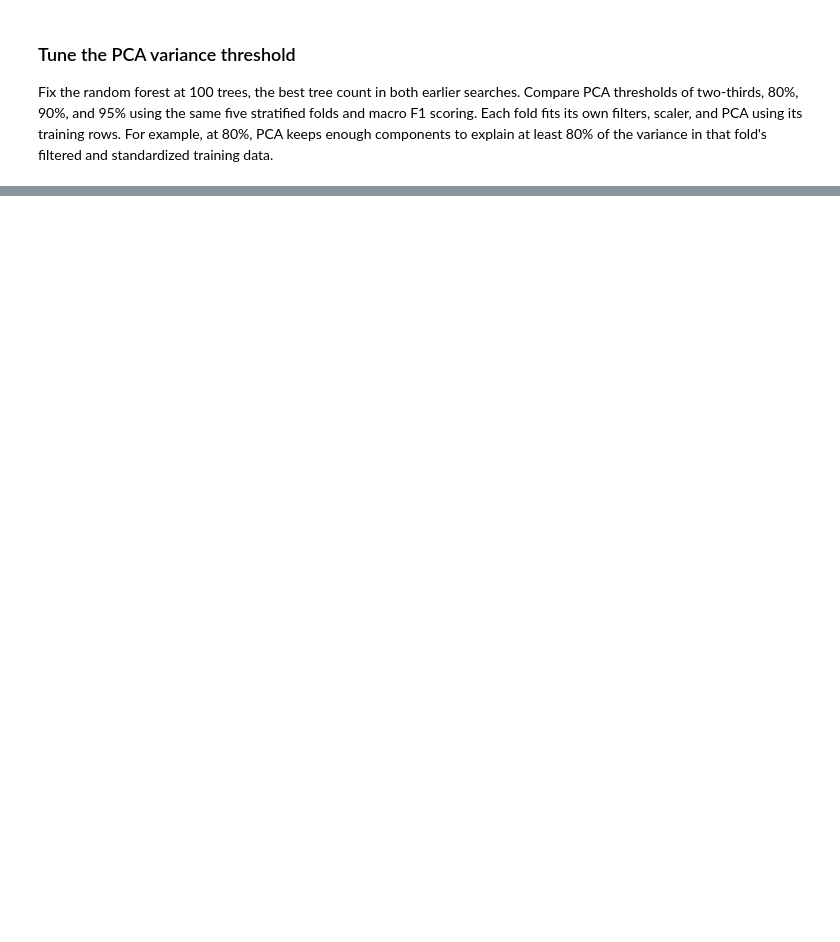
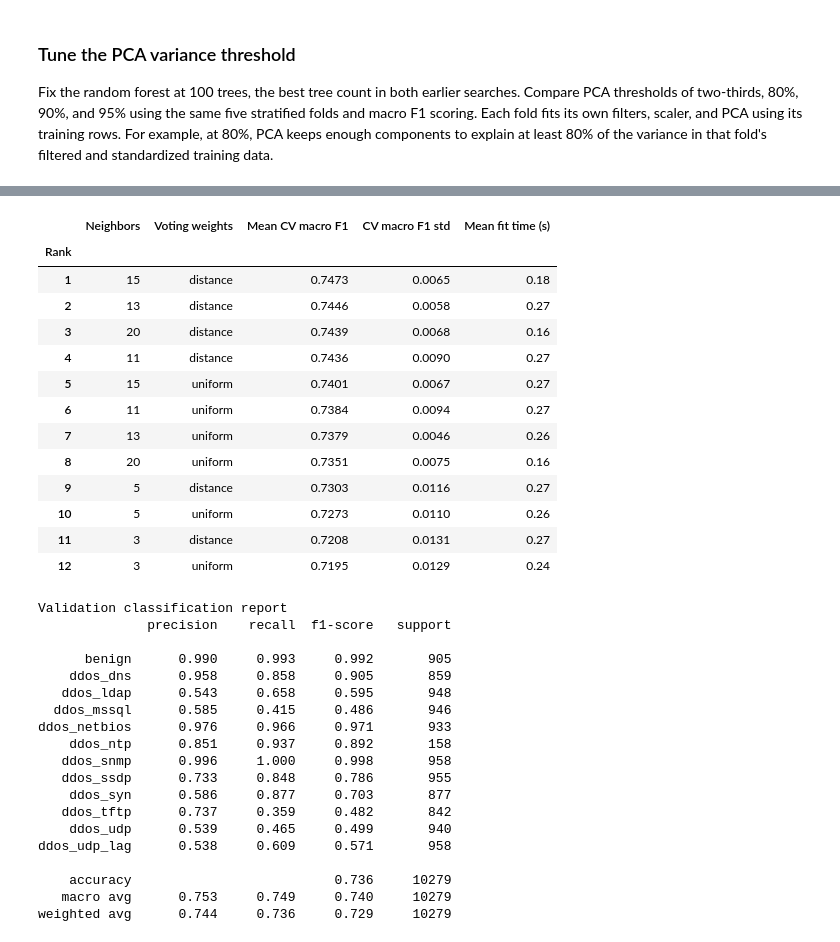
Before and after one commit to terrons-poli/ml, a Jupyter notebook: main.ipynb, the cells around one changed output, grey strips where cells are left out. Saved outputs shown, nothing was run; the diff lists cells and outputs as text; code cells hidden in the pictures; blank space fills up the shorter version.

```diff
--- a/main.ipynb
+++ b/main.ipynb
@@ -254,0 +720,18 @@ pca_cv_results.round(4)
+# %%
+knn = Pipeline([
+    ("preprocess", clone(preprocess).set_params(pca__n_components=0.90)),
+    ("classifier", KNeighborsClassifier()),
+])
+
+knn_search = GridSearchCV(
+    knn,
+    param_grid={
+        "classifier__n_neighbors": [3, 5, 11, 13, 15, 20],
+        "classifier__weights": ["uniform", "distance"],
+    },
+    scoring="f1_macro",
+    cv=cv,
+)
+knn_search.fit(X_train, y_train)
+print(f"Best mean CV macro F1: {knn_search.best_score_:.4f}")
+knn_search.best_params_
@@ -254,0 +741,60 @@ pca_cv_results.round(4)
+# %%
+knn_cv_columns = {
+    "rank_test_score": "Rank",
+    "param_classifier__n_neighbors": "Neighbors",
+    "param_classifier__weights": "Voting weights",
+    "mean_test_score": "Mean CV macro F1",
+    "std_test_score": "CV macro F1 std",
+    "mean_fit_time": "Mean fit time (s)",
+}
+knn_cv_results = (
+    pd.DataFrame(knn_search.cv_results_, columns=list(knn_cv_columns))
+    .rename(columns=knn_cv_columns)
+    .sort_values("Rank")
+    .reset_index(drop=True)
+)
+display(
+    knn_cv_results.round({
+        "Mean CV macro F1": 4,
+        "CV macro F1 std": 4,
+        "Mean fit time (s)": 2,
+    }).set_index("Rank")
+)
+
+knn_val_pred = knn_search.predict(X_val)
+print("Validation classification report")
+print(classification_report(y_val, knn_val_pred, digits=3, zero_division=0))
+# %% [output]
+|  | Neighbors | Voting weights | Mean CV macro F1 | CV macro F1 std | Mean fit time (s) |
+| Rank |  |  |  |  |  |
+| 1 | 15 | distance | 0.7473 | 0.0065 | 0.18 |
+| 2 | 13 | distance | 0.7446 | 0.0058 | 0.27 |
+| 3 | 20 | distance | 0.7439 | 0.0068 | 0.16 |
+| 4 | 11 | distance | 0.7436 | 0.0090 | 0.27 |
+| 5 | 15 | uniform | 0.7401 | 0.0067 | 0.27 |
+| 6 | 11 | uniform | 0.7384 | 0.0094 | 0.27 |
+| 7 | 13 | uniform | 0.7379 | 0.0046 | 0.26 |
+| 8 | 20 | uniform | 0.7351 | 0.0075 | 0.16 |
+| 9 | 5 | distance | 0.7303 | 0.0116 | 0.27 |
+| 10 | 5 | uniform | 0.7273 | 0.0110 | 0.26 |
+| 11 | 3 | distance | 0.7208 | 0.0131 | 0.27 |
+| 12 | 3 | uniform | 0.7195 | 0.0129 | 0.24 |
+Validation classification report
+              precision    recall  f1-score   support
+
+      benign      0.990     0.993     0.992       905
+    ddos_dns      0.958     0.858     0.905       859
+   ddos_ldap      0.543     0.658     0.595       948
+  ddos_mssql      0.585     0.415     0.486       946
+ddos_netbios      0.976     0.966     0.971       933
+    ddos_ntp      0.851     0.937     0.892       158
+   ddos_snmp      0.996     1.000     0.998       958
+   ddos_ssdp      0.733     0.848     0.786       955
+    ddos_syn      0.586     0.877     0.703       877
+   ddos_tftp      0.737     0.359     0.482       842
+    ddos_udp      0.539     0.465     0.499       940
+ddos_udp_lag      0.538     0.609     0.571       958
+
+    accuracy                          0.736     10279
+   macro avg      0.753     0.749     0.740     10279
+weighted avg      0.744     0.736     0.729     10279
```
Also changed, not shown: parts of 23 cells of this notebook.
